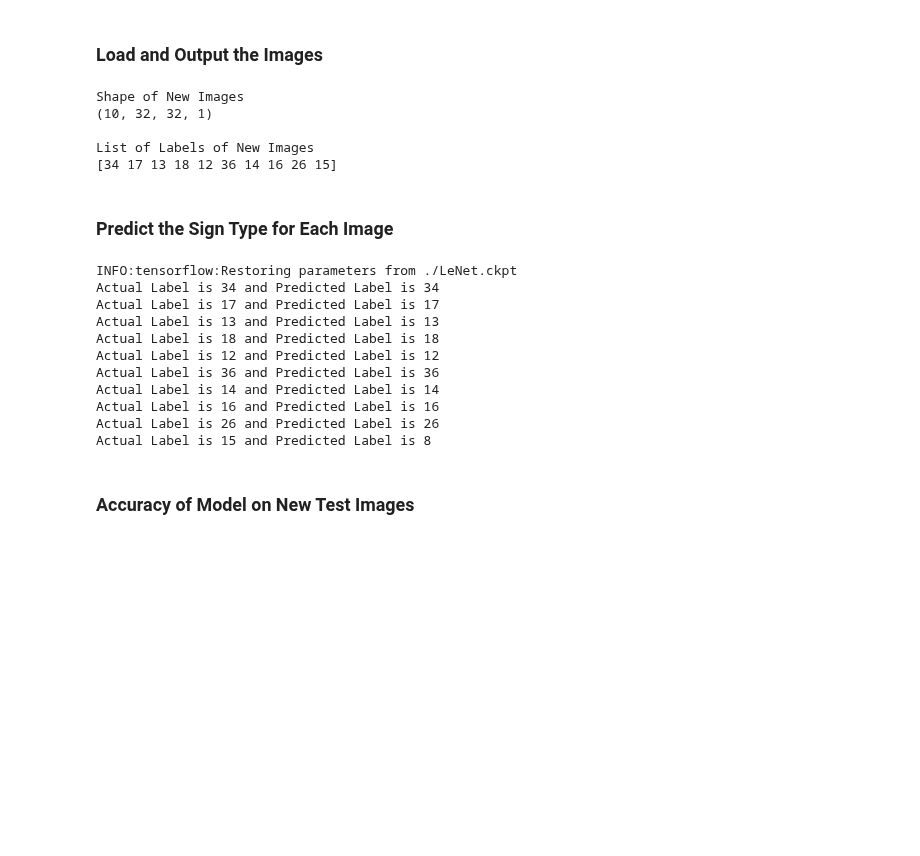
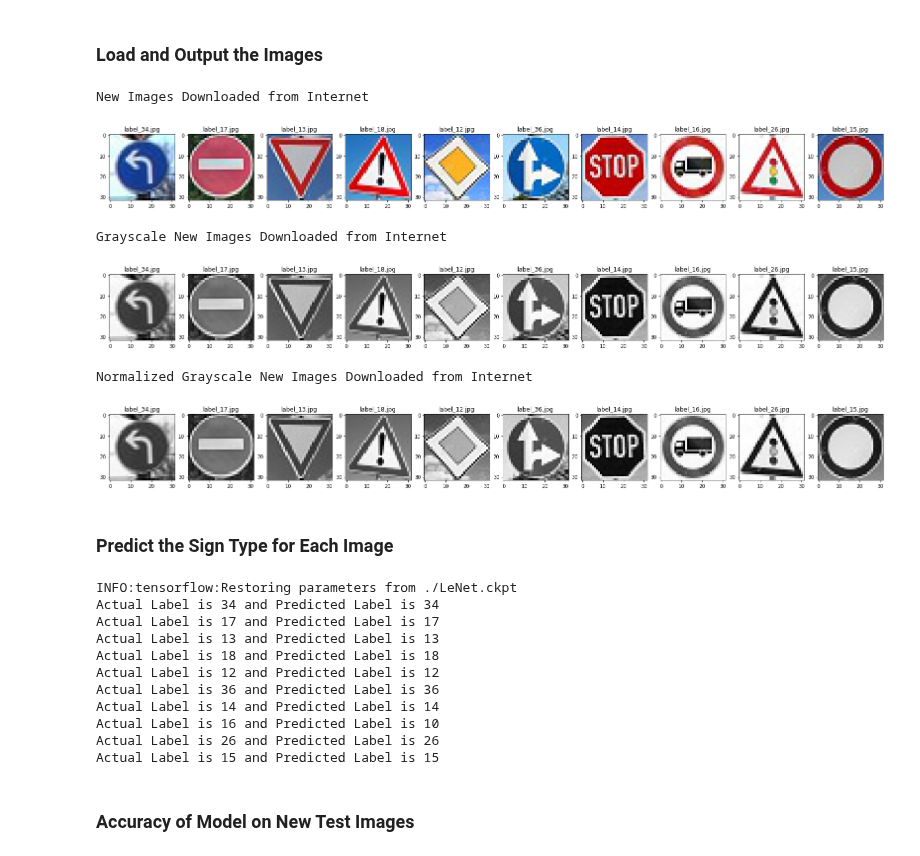
Before and after one commit to amarkaswan/CarND-Traffic-Sign-Classifier-Project, a Jupyter notebook: Traffic_Sign_Classifier.ipynb, the cells around one changed output. Saved outputs shown, nothing was run; the diff lists cells and outputs as text; code cells hidden in the pictures; blank space fills up the shorter version.

```diff
--- a/Traffic_Sign_Classifier.ipynb
+++ b/Traffic_Sign_Classifier.ipynb
@@ -575,34 +576,59 @@ You may find `signnames.csv` useful as it contains mappings from the class id (i
 # %%
 input = 'test_images/*.jpg'
 name = glob.glob(input)
 X_new = [ ]
 y_new = [ ]
 for image in name:
     #print(image)
     img_name = image.split('_')[2]
     label = img_name.split('.')[0]
     y_new.append(np.uint8(label))
     img = mpimg.imread(image)
     X_new.append(img)
 
 X_new = np.array(X_new)
 y_new = np.array(y_new)
 
-# conver to gray scale
+print('New Images Downloaded from Internet')
+fig = plt.figure(figsize=(28, 28))
+for i in range(10):
+    fig.add_subplot(1, 10, i+1)
+    plt.imshow(X_new[i])
+    img_name = name[i].split('/')[1]
+    plt.title(img_name)
+
+plt.show()
+
+# convert to gray scale
 X_new = color_2_grayscale(X_new)
+print('Grayscale New Images Downloaded from Internet')
+fig = plt.figure(figsize=(28, 28))
+for i in range(10):
+    fig.add_subplot(1, 10, i+1)
+    plt.imshow(X_new[i].reshape(32,32), cmap = 'gray')
+    img_name = name[i].split('/')[1]
+    plt.title(img_name)
+
+plt.show()
+
 # normalize images
 X_new = normalize_grayscale(X_new)
-print('Shape of New Images')
-print(X_new.shape)
-print()
-print('List of Labels of New Images')
-print(y_new)
+print('Normalized Grayscale New Images Downloaded from Internet')
+fig = plt.figure(figsize=(28, 28))
+for i in range(10):
+    fig.add_subplot(1, 10, i+1)
+    plt.imshow(X_new[i].reshape(32,32), cmap = 'gray')
+    img_name = name[i].split('/')[1]
+    plt.title(img_name)
+
+plt.show()
 # %% [output]
-Shape of New Images
-(10, 32, 32, 1)
-
-List of Labels of New Images
-[34 17 13 18 12 36 14 16 26 15]
+New Images Downloaded from Internet
+[figure, added]
+Grayscale New Images Downloaded from Internet
+[figure, added]
+Normalized Grayscale New Images Downloaded from Internet
+[figure, added]
 # %% [markdown]
 ### Predict the Sign Type for Each Image
 # %%
@@ -622,9 +648,9 @@ Actual Label is 18 and Predicted Label is 18
 Actual Label is 12 and Predicted Label is 12
 Actual Label is 36 and Predicted Label is 36
 Actual Label is 14 and Predicted Label is 14
-Actual Label is 16 and Predicted Label is 16
+Actual Label is 16 and Predicted Label is 10
 Actual Label is 26 and Predicted Label is 26
-Actual Label is 15 and Predicted Label is 8
+Actual Label is 15 and Predicted Label is 15
 # %% [markdown]
 ### Accuracy of Model on New Test Images
 # %%
```
Also changed, not shown: parts of 6 cells of this notebook, 3 other files.
